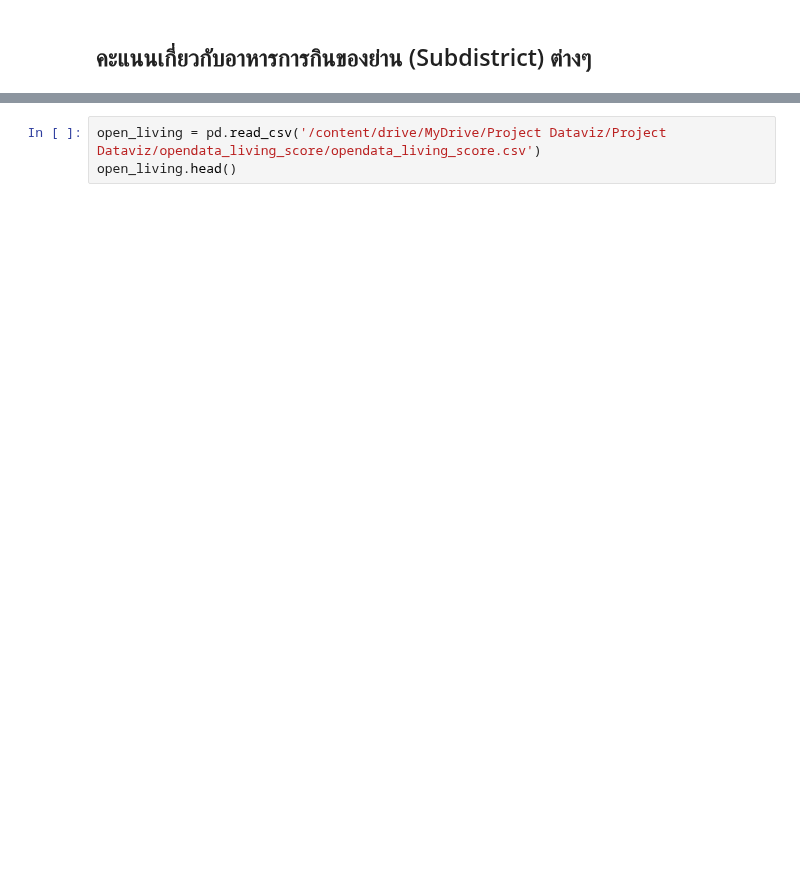
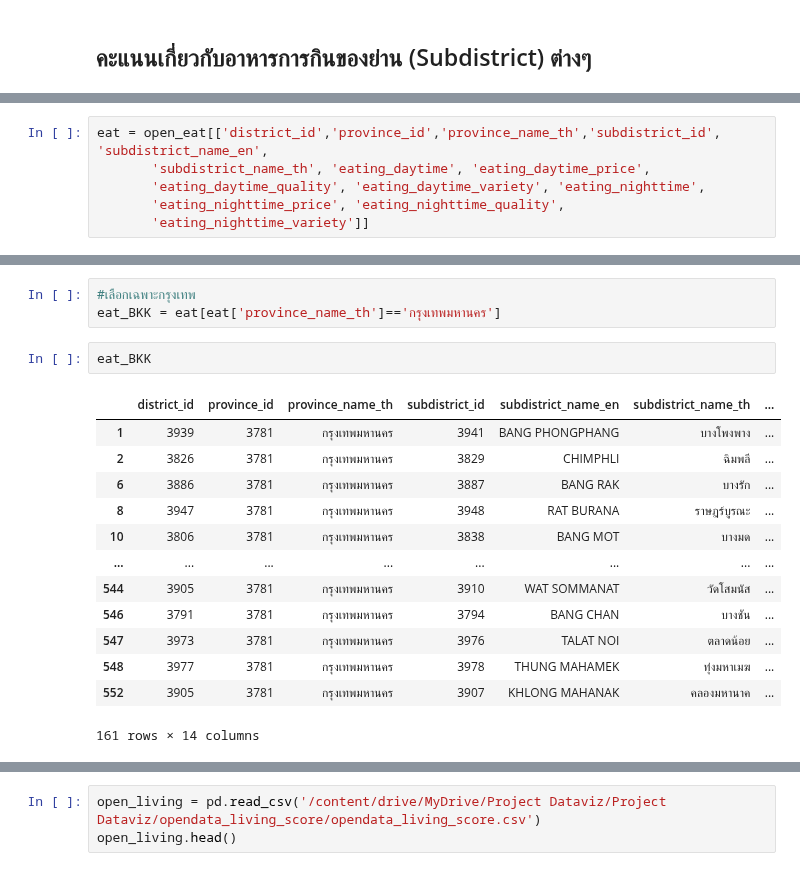
Before and after one commit to bunnybbear/BasicProg_DataViz65, a Jupyter notebook: Project.ipynb, the cells around one changed output, grey strips where cells are left out. Cells and saved outputs as stored; diff of their text form; blank space fills up the shorter version.

```diff
--- a/Project.ipynb
+++ b/Project.ipynb
@@ -174,0 +190,6 @@ open_eat.head()
+# %%
+eat = open_eat[['district_id','province_id','province_name_th','subdistrict_id', 'subdistrict_name_en',
+       'subdistrict_name_th', 'eating_daytime', 'eating_daytime_price',
+       'eating_daytime_quality', 'eating_daytime_variety', 'eating_nighttime',
+       'eating_nighttime_price', 'eating_nighttime_quality',
+       'eating_nighttime_variety']]
@@ -175 +215,20 @@ open_eat.head()
+# %%
+#เลือกเฉพาะกรุงเทพ
+eat_BKK = eat[eat['province_name_th']=='กรุงเทพมหานคร']
+# %%
+eat_BKK
+# %% [output]
+|  | district_id | province_id | province_name_th | subdistrict_id | subdistrict_name_en | subdistrict_name_th | ... |
+| 1 | 3939 | 3781 | กรุงเทพมหานคร | 3941 | BANG PHONGPHANG | บางโพงพาง | ... |
+| 2 | 3826 | 3781 | กรุงเทพมหานคร | 3829 | CHIMPHLI | ฉิมพลี | ... |
+| 6 | 3886 | 3781 | กรุงเทพมหานคร | 3887 | BANG RAK | บางรัก | ... |
+| 8 | 3947 | 3781 | กรุงเทพมหานคร | 3948 | RAT BURANA | ราษฎร์บูรณะ | ... |
+| 10 | 3806 | 3781 | กรุงเทพมหานคร | 3838 | BANG MOT | บางมด | ... |
+| ... | ... | ... | ... | ... | ... | ... | ... |
+| 544 | 3905 | 3781 | กรุงเทพมหานคร | 3910 | WAT SOMMANAT | วัดโสมนัส | ... |
+| 546 | 3791 | 3781 | กรุงเทพมหานคร | 3794 | BANG CHAN | บางชัน | ... |
+| 547 | 3973 | 3781 | กรุงเทพมหานคร | 3976 | TALAT NOI | ตลาดน้อย | ... |
+| 548 | 3977 | 3781 | กรุงเทพมหานคร | 3978 | THUNG MAHAMEK | ทุ่งมหาเมฆ | ... |
+| 552 | 3905 | 3781 | กรุงเทพมหานคร | 3907 | KHLONG MAHANAK | คลองมหานาค | ... |
+161 rows × 14 columns
 # %% [markdown]
```
Also changed, not shown: parts of 27 cells of this notebook.
